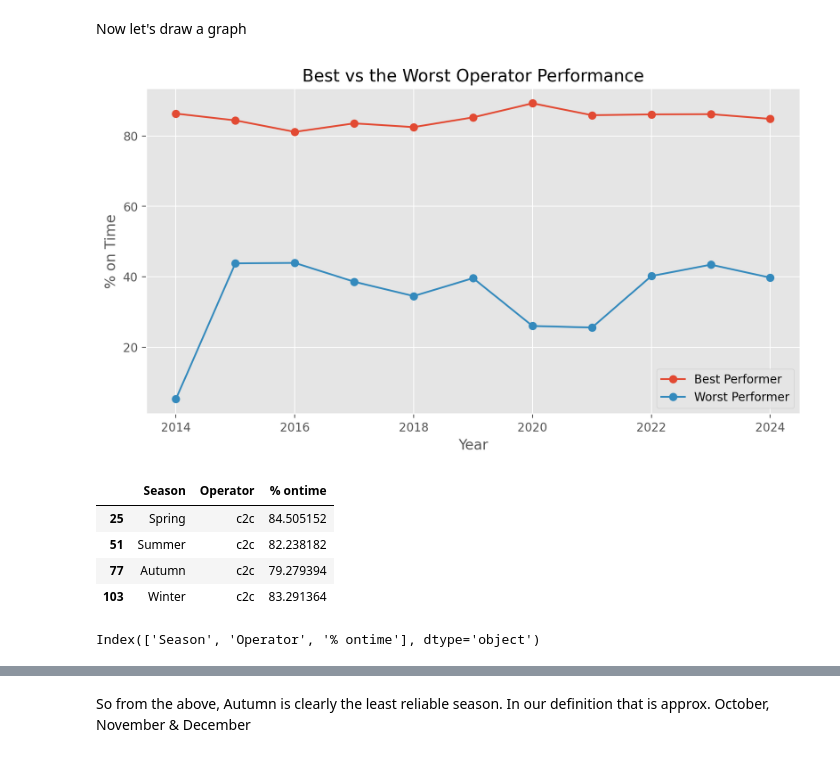
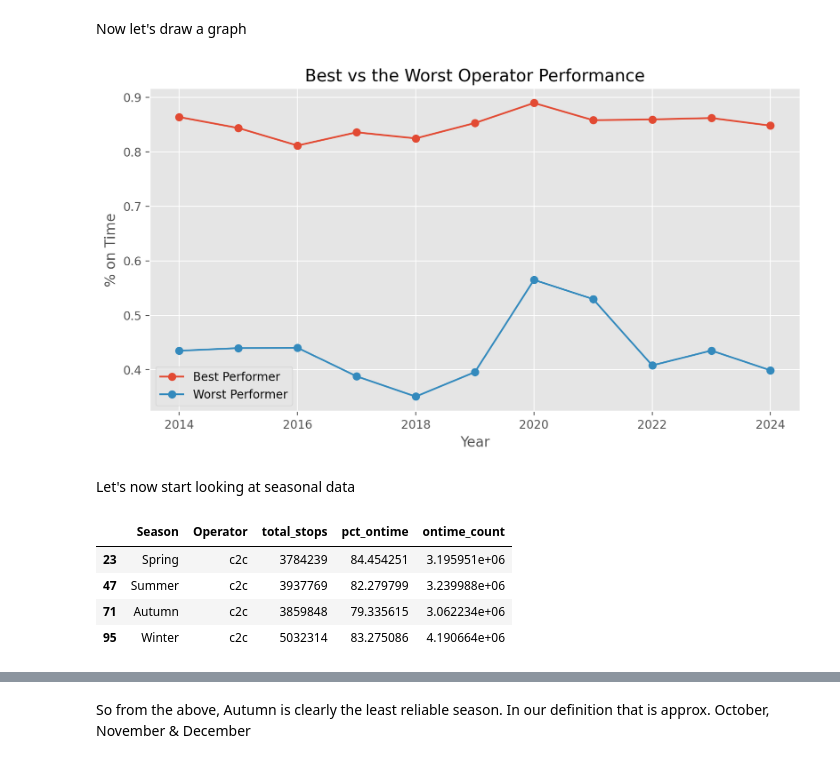
Before and after one commit to robwhite-lis/Everything_Counts_Assessment_1, a Jupyter notebook: Train_Times.ipynb, the cells around one changed output, grey strips where cells are left out. Cells and saved outputs as stored; diff of their text form; code cells hidden in the pictures.

```diff
--- a/Train_Times.ipynb
+++ b/Train_Times.ipynb
@@ -347,6 +302,3 @@ df_top5["sum_ontime"] = df_top5["sum_ontime"] / num_periods
-# %%
-# Let's rename the column so it makes more sense
-df_top5 = df_top5.rename(columns={"sum_ontime": "% ontime"})
 # %%
 df_top5
 # %% [output]
@@ -373,14 +325,10 @@ Now let's get the bottom 5
 df_bottom5 = (
 
     df_trains_year
-        .sort_values(["Start_Year", "sum_ontime"], ascending=[True, True])
+        .sort_values(["Start_Year", "pct_ontime"], ascending=[True, True])
         .groupby("Start_Year")
-        .head(5)
+        .head(5)[["Start_Year", "Operator", "pct_ontime"]]
 )
-# %%
-# and do the same tidying up
-df_bottom5["sum_ontime"] = df_bottom5["sum_ontime"] / num_periods
-df_bottom5 = df_bottom5.rename(columns={"sum_ontime": "% ontime"})
 # %%
 df_bottom5
 # %% [output]
@@ -406,14 +354,14 @@ Let's take this idea a step further and plot the best and worst performers each
 # %%
 best_per_year = (
     df_top5
-    .sort_values(["Start_Year", "% ontime"], ascending=[True, False])
+    .sort_values(["Start_Year", "pct_ontime"], ascending=[True, False])
     .groupby("Start_Year")
     .head(1)
 )
 
 worst_per_year = (
     df_bottom5
-    .sort_values(["Start_Year", "% ontime"], ascending=[True, True])
+    .sort_values(["Start_Year", "pct_ontime"], ascending=[True, True])
     .groupby("Start_Year")
     .head(1)
 )
@@ -424,34 +372,36 @@ import matplotlib.pyplot as plt
 %matplotlib inline
 %config InlineBackend.figure_format = 'retina'
 plt.style.use('ggplot')
 plt.rcParams['figure.figsize'] = (10,5)
 
 # plt.hist(plot_data, bins = plot_data, edgecolor = 'black', linewidth = 1.2)
 
 # Plot the best performer line
 plt.plot(
     best_per_year["Start_Year"],
-    best_per_year["% ontime"],
+    best_per_year["pct_ontime"],
     marker="o",
     label="Best Performer"
 )
 
 # Plot the worst performer line
 plt.plot(
     worst_per_year["Start_Year"],
-    worst_per_year["% ontime"],
+    worst_per_year["pct_ontime"],
     marker="o",
     label="Worst Performer"
 )
 
 
 
 plt.xlabel("Year")
 plt.ylabel("% on Time")
 plt.title("Best vs the Worst Operator Performance")
 plt.legend()
 
 plt.show();
 # %% [output]
-[figure, old version]
+[figure, new version]
+# %% [markdown]
+Let's now start looking at seasonal data
 # %%
@@ -478,15 +426,11 @@ df_trains_season = df_trains_season.rename(columns={"sum_ontime": "% ontime"})
 # %%
-df_trains_season[df_trains_season["Operator"] == "c2c"]
+df_trains_season_operator[df_trains_season_operator["Operator"] == "c2c"]
 # %% [output]
-|  | Season | Operator | % ontime |
-| 25 | Spring | c2c | 84.505152 |
-| 51 | Summer | c2c | 82.238182 |
-| 77 | Autumn | c2c | 79.279394 |
-| 103 | Winter | c2c | 83.291364 |
+|  | Season | Operator | total_stops | pct_ontime | ontime_count |
+| 23 | Spring | c2c | 3784239 | 84.454251 | 3.195951e+06 |
+| 47 | Summer | c2c | 3937769 | 82.279799 | 3.239988e+06 |
+| 71 | Autumn | c2c | 3859848 | 79.335615 | 3.062234e+06 |
+| 95 | Winter | c2c | 5032314 | 83.275086 | 4.190664e+06 |
-# %%
-df_trains_season.columns
-# %% [output]
-Index(['Season', 'Operator', '% ontime'], dtype='object')
 # %%
 
 # Mean on-time by season (overall)
```
Also changed, not shown: parts of 30 cells of this notebook.
